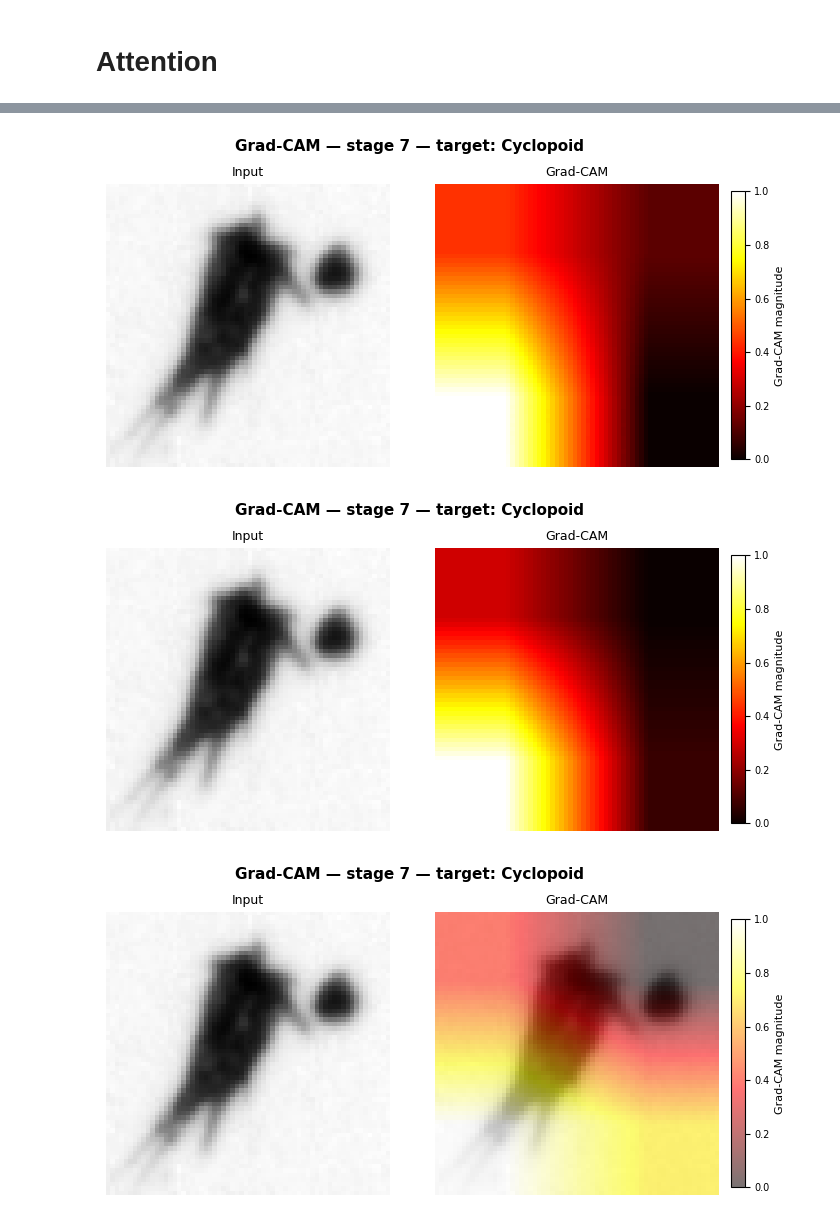
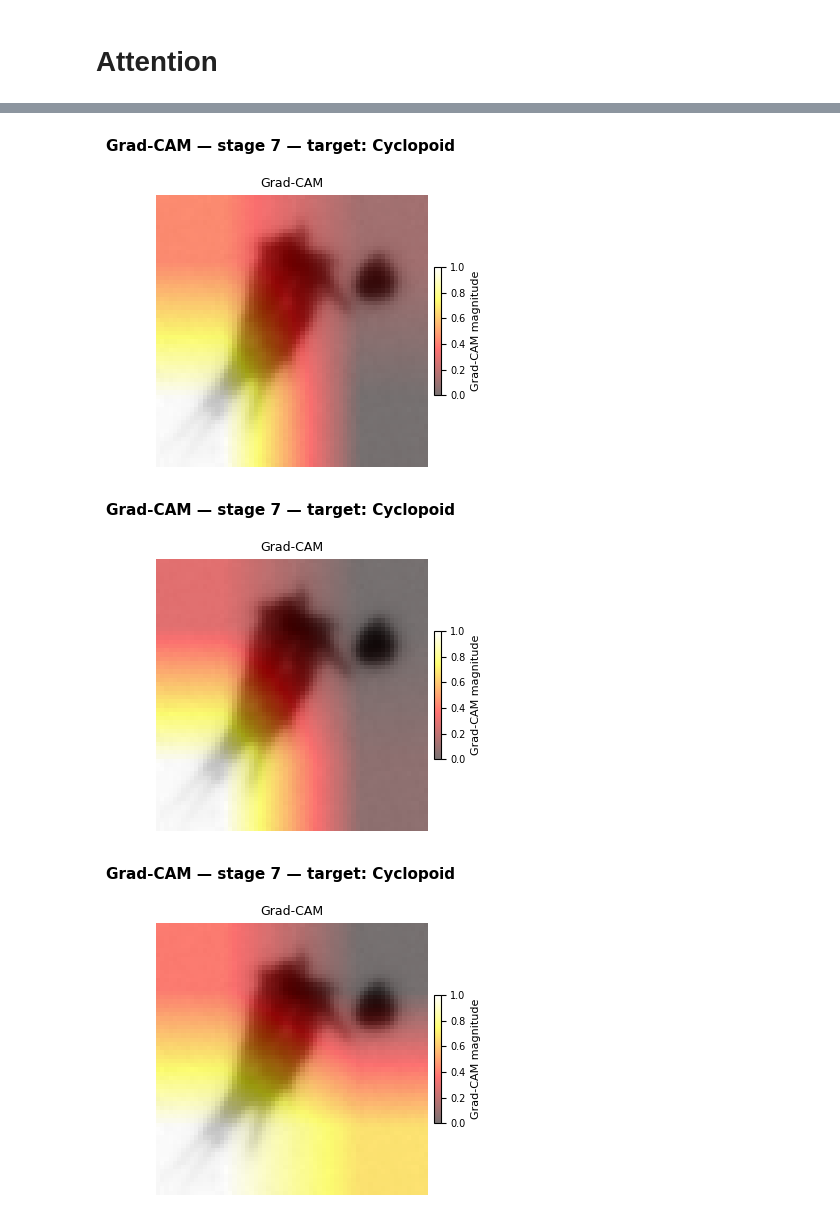
Before and after one commit to atjhin/Zooplankton_Classification, a Jupyter notebook: runs/mnr.ipynb, the cells around one changed output, grey strips where cells are left out. Cells and saved outputs as stored; diff of their text form; code cells hidden in the pictures.

```diff
--- a/hardrouter.ipynb
+++ b/runs/mnr.ipynb
@@ -237,15 +242,15 @@ Saved → training_result/mnr/swin_t_cnn/attention_map.png
 # %%
 from hierroute.extra_functions import visualize_gradcam
 stage=7
 # Full hierarchical path
-fig = visualize_gradcam(model, img_tensor, label_name, weights=[1, 0, 0], stage=stage, overlay=False)
+fig = visualize_gradcam(model, img_tensor, label_name, weights=[1, 0, 0], stage=stage, overlay=True, show_input=False)
 
 # Species level only (leaf decision only)
-fig = visualize_gradcam(model, img_tensor, label_name, weights=[0, 1, 0], stage=stage, overlay=False)
+fig = visualize_gradcam(model, img_tensor, label_name, weights=[1, 1, 0], stage=stage, overlay=True, show_input=False)
 
 # Top-level only (zooplankton vs non-zooplankton)
-fig = visualize_gradcam(model, img_tensor, label_name, weights=[0, 0, 1], stage=stage, overlay=True)
+fig = visualize_gradcam(model, img_tensor, label_name, weights=[1, 1, 1], stage=stage, overlay=True, show_input=False)
 # %% [output]
-[figure, old version]
+[figure, new version]
-[figure, old version]
+[figure, new version]
-[figure, old version]
+[figure, new version]
```
Also changed, not shown: parts of 7 cells of this notebook, 15 other files.
